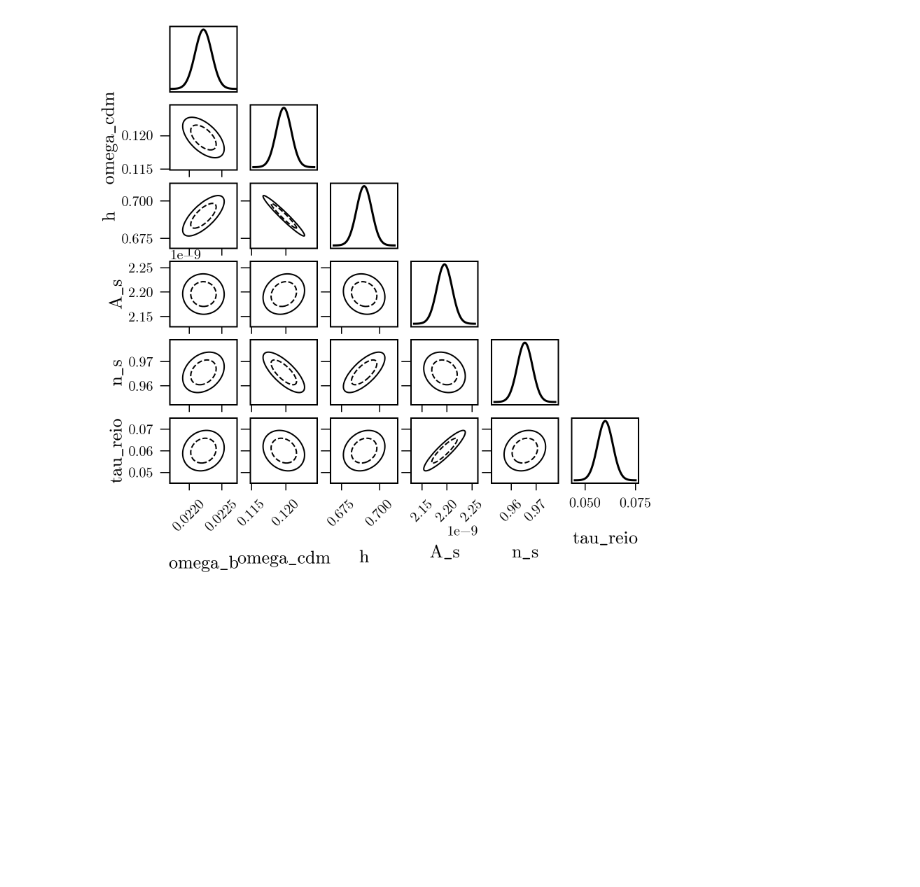
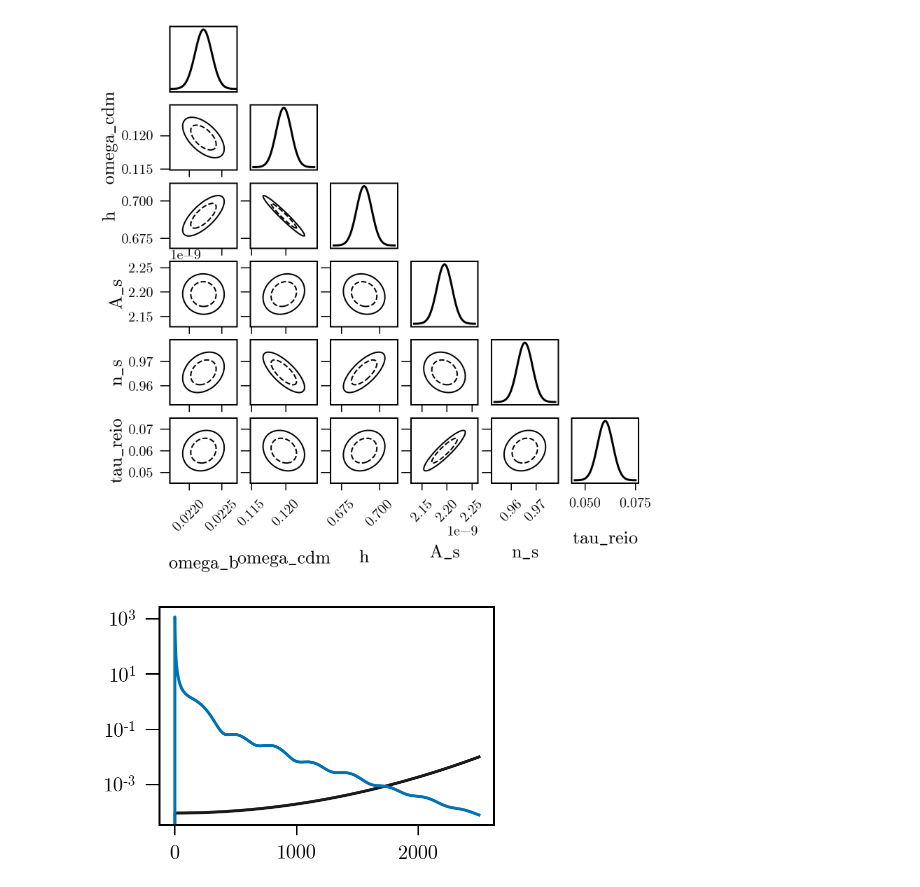
Before and after one commit to xzackli/fishchips-public, a Jupyter notebook: notebooks/Basic Example with Planck.ipynb, the cells around one changed output. Cells and saved outputs as stored; diff of their text form; code cells hidden in the pictures; blank space fills up the shorter version.

```diff
--- a/notebooks/Basic Example with Planck.ipynb
+++ b/notebooks/Basic Example with Planck.ipynb
@@ -69,3 +69,9 @@ fishchips.util.plot_triangle(obs, cov);
 generating new axis
 ['$\\mathrm{omega\\_b}$', '$\\mathrm{omega\\_cdm}$', '$\\mathrm{h}$', '$\\mathrm{A\\_s}$', '$\\mathrm{n\\_s}$', '$\\mathrm{tau\\_reio}$']
 [figure]
+# %%
+plt.plot(example_Planck.noise_T)
+plt.plot(obs.cosmos['CLASS_fiducial'].lensed_cl()['tt'] * (2.72*1e6)**2)
+plt.yscale('log')
+# %% [output]
+[figure, added]
```
Also changed, not shown: 17 other files.
